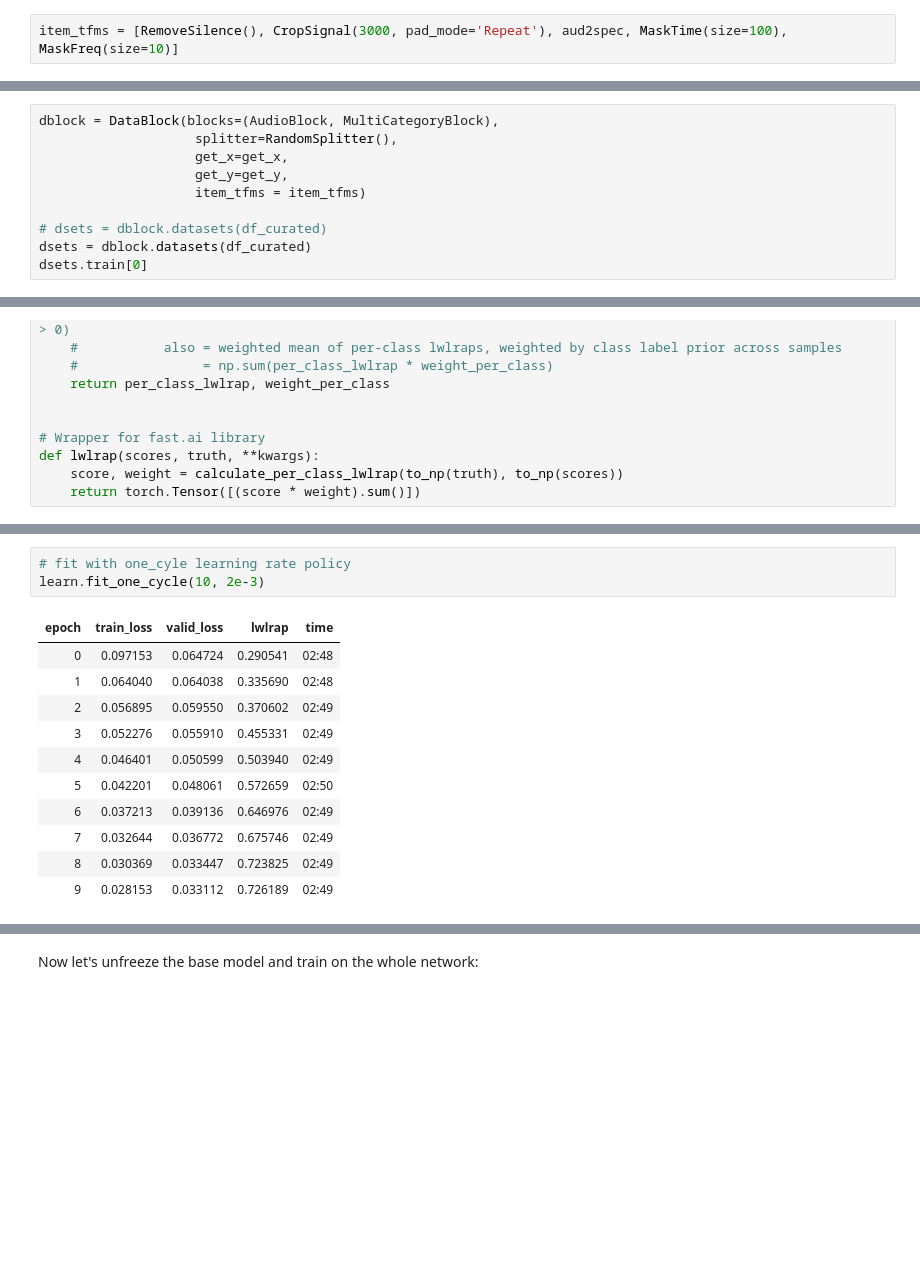
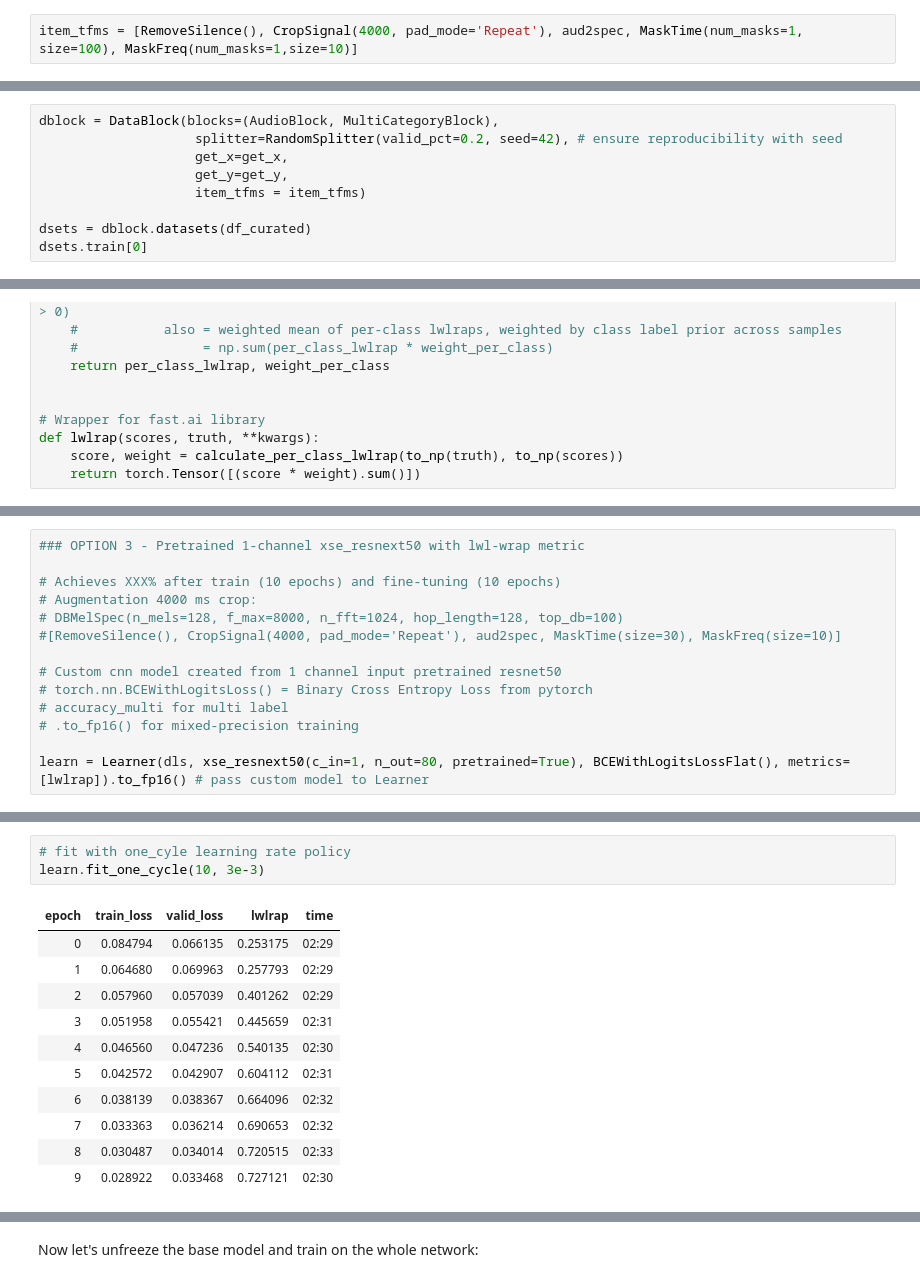
Before and after one commit to mikful/udacity-mlend-capstone, a Jupyter notebook: udacity_mlend_capstone_fastai2_deploy_sagemaker_colab_dev.ipynb, the cells around one changed output, grey strips where cells are left out. Drawn from its saved outputs; the diff is of its cells as text; blank space fills up the shorter version.

```diff
--- a/udacity_mlend_capstone_fastai2_deploy_sagemaker_colab_dev.ipynb
+++ b/udacity_mlend_capstone_fastai2_deploy_sagemaker_colab_dev.ipynb
@@ -369,19 +368,18 @@ There are three different types:
 * `AudioPadType.Repeat`: Repeat the signal until proper length (great for coustic scene classification and voice recognition, terrible for speech recognition)
 * `AudioPadtype.ZerosAfter`: This is the default for many other libraries, just pad with zeros until you get the specified length.
 # %%
-item_tfms = [RemoveSilence(), CropSignal(3000, pad_mode='Repeat'), aud2spec, MaskTime(size=100), MaskFreq(size=10)]
+item_tfms = [RemoveSilence(), CropSignal(4000, pad_mode='Repeat'), aud2spec, MaskTime(num_masks=1, size=100), MaskFreq(num_masks=1,size=10)]
 # %% [markdown]
 Now let's build our `DataBlock`
 
 The block type can be used here, combining the `AudioBlock` for the audio transforms and the `MultiCategoryBlock` for multi-label classification. This type of block expects to receive a list of strings for the different labels.
 # %%
 dblock = DataBlock(blocks=(AudioBlock, MultiCategoryBlock),
-                    splitter=RandomSplitter(),
+                    splitter=RandomSplitter(valid_pct=0.2, seed=42), # ensure reproducibility with seed
                     get_x=get_x,
                     get_y=get_y,
                     item_tfms = item_tfms)
 
-# dsets = dblock.datasets(df_curated)
 dsets = dblock.datasets(df_curated)
 dsets.train[0]
 # %% [output]
@@ -741,6 +692,20 @@ learn = Learner(dls, model, BCEWithLogitsLossFlat(), metrics=[lwlrap]).to_fp16()
 # .to_fp16() for mixed-precision training
 
 learn = Learner(dls, xse_resnet50(c_in=1, n_out=80, pretrained=True), BCEWithLogitsLossFlat(), metrics=[lwlrap]).to_fp16() # pass custom model to Learner
+# %%
+### OPTION 3 - Pretrained 1-channel xse_resnext50 with lwl-wrap metric
+
+# Achieves XXX% after train (10 epochs) and fine-tuning (10 epochs)
+# Augmentation 4000 ms crop:
+# DBMelSpec(n_mels=128, f_max=8000, n_fft=1024, hop_length=128, top_db=100)
+#[RemoveSilence(), CropSignal(4000, pad_mode='Repeat'), aud2spec, MaskTime(size=30), MaskFreq(size=10)]
+
+# Custom cnn model created from 1 channel input pretrained resnet50
+# torch.nn.BCEWithLogitsLoss() = Binary Cross Entropy Loss from pytorch
+# accuracy_multi for multi label
+# .to_fp16() for mixed-precision training
+
+learn = Learner(dls, xse_resnext50(c_in=1, n_out=80, pretrained=True), BCEWithLogitsLossFlat(), metrics=[lwlrap]).to_fp16() # pass custom model to Learner
 # %%
 # find the learning rate
 learn.lr_find()
@@ -751,17 +716,17 @@ SuggestedLRs(lr_min=0.06309573650360108, lr_steep=0.0006918309954926372)
 # %%
 # fit with one_cyle learning rate policy
-learn.fit_one_cycle(10, 2e-3)
+learn.fit_one_cycle(10, 3e-3)
 # %% [output]
 | epoch | train_loss | valid_loss | lwlrap | time |
-| 0 | 0.097153 | 0.064724 | 0.290541 | 02:48 |
-| 1 | 0.064040 | 0.064038 | 0.335690 | 02:48 |
-| 2 | 0.056895 | 0.059550 | 0.370602 | 02:49 |
-| 3 | 0.052276 | 0.055910 | 0.455331 | 02:49 |
-| 4 | 0.046401 | 0.050599 | 0.503940 | 02:49 |
-| 5 | 0.042201 | 0.048061 | 0.572659 | 02:50 |
-| 6 | 0.037213 | 0.039136 | 0.646976 | 02:49 |
-| 7 | 0.032644 | 0.036772 | 0.675746 | 02:49 |
-| 8 | 0.030369 | 0.033447 | 0.723825 | 02:49 |
-| 9 | 0.028153 | 0.033112 | 0.726189 | 02:49 |
+| 0 | 0.084794 | 0.066135 | 0.253175 | 02:29 |
+| 1 | 0.064680 | 0.069963 | 0.257793 | 02:29 |
+| 2 | 0.057960 | 0.057039 | 0.401262 | 02:29 |
+| 3 | 0.051958 | 0.055421 | 0.445659 | 02:31 |
+| 4 | 0.046560 | 0.047236 | 0.540135 | 02:30 |
+| 5 | 0.042572 | 0.042907 | 0.604112 | 02:31 |
+| 6 | 0.038139 | 0.038367 | 0.664096 | 02:32 |
+| 7 | 0.033363 | 0.036214 | 0.690653 | 02:32 |
+| 8 | 0.030487 | 0.034014 | 0.720515 | 02:33 |
+| 9 | 0.028922 | 0.033468 | 0.727121 | 02:30 |
 # %%
 # Save the stage 1 model to allow quick fine tuning experimentation
```
Also changed, not shown: parts of 25 cells of this notebook.
